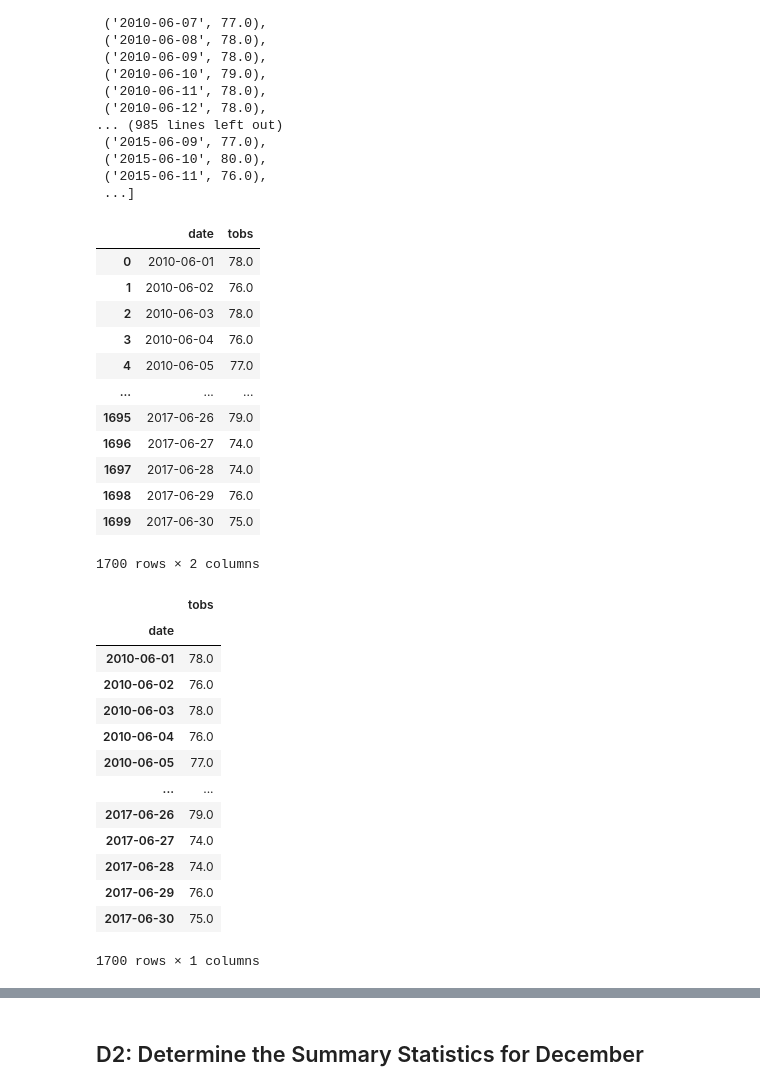
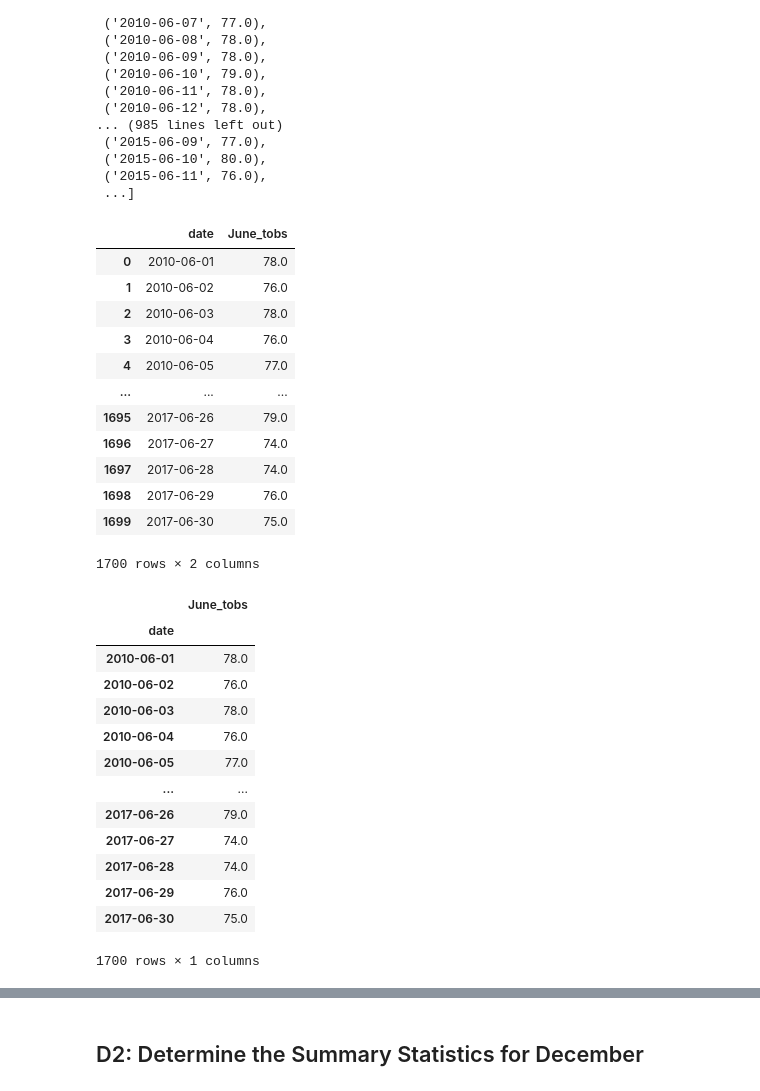
Before and after one commit to DSupps/surfs_up_new, a Jupyter notebook: SurfsUp_Challenge.ipynb, the cells around one changed output, grey strips where cells are left out. Drawn from its saved outputs; the diff is of its cells as text; code cells hidden in the pictures.

Commit message:
change column headers

```diff
--- a/SurfsUp_Challenge.ipynb
+++ b/SurfsUp_Challenge.ipynb
@@ -62,10 +62,10 @@ june_temps
  ...]
 # %%
 # 4. Create a DataFrame from the list of temperatures for the month of June.
-june_temps_df = pd.DataFrame(june_temps, columns=['date', 'tobs'])
+june_temps_df = pd.DataFrame(june_temps, columns=['date', 'June_tobs'])
 june_temps_df
 # %% [output]
-|  | date | tobs |
+|  | date | June_tobs |
 | 0 | 2010-06-01 | 78.0 |
 | 1 | 2010-06-02 | 76.0 |
 | 2 | 2010-06-03 | 78.0 |
@@ -81,10 +81,10 @@ june_temps_df
 # %%
 # set the index to date column
 june_temps_df.set_index(june_temps_df['date'], inplace=True)
-june_temps_df = june_temps_df[['tobs']]
+june_temps_df = june_temps_df[['June_tobs']]
 june_temps_df
 # %% [output]
-|  | tobs |
+|  | June_tobs |
 | date |  |
 | 2010-06-01 | 78.0 |
 | 2010-06-02 | 76.0 |
```
Also changed, not shown: parts of 8 cells of this notebook.
